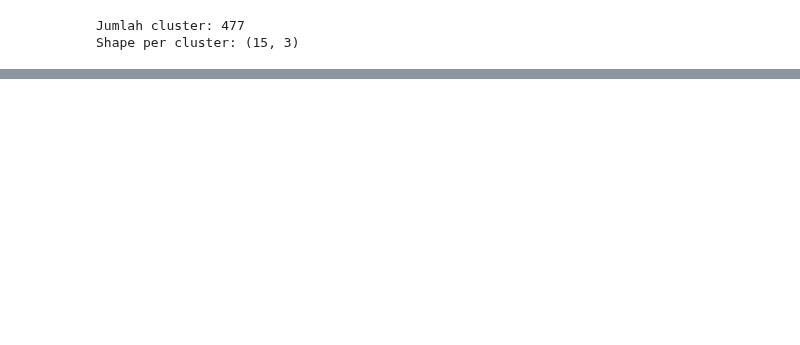
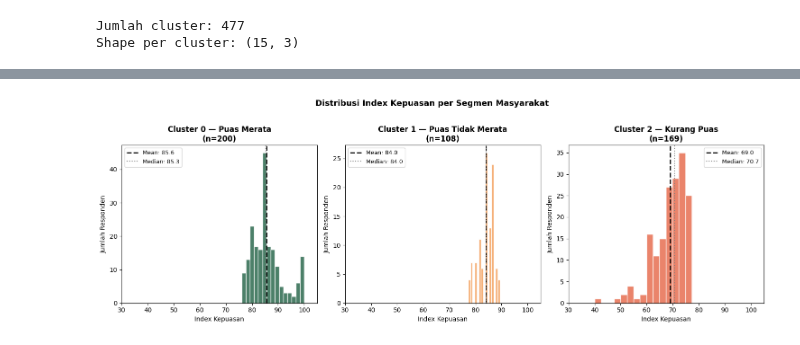
Before and after one commit to RizaHaryadi2003/Thesis-KMeans-Clustering, a Jupyter notebook: Skripsi_IKM_RandomForest_v1.ipynb, the cells around one changed output, grey strips where cells are left out. Cells and saved outputs as stored; diff of their text form; code cells hidden in the pictures; blank space fills up the shorter version.

```diff
--- a/Skripsi_IKM_RandomForest_v1.ipynb
+++ b/Skripsi_IKM_RandomForest_v1.ipynb
@@ -481,0 +709,30 @@ print("Operasi Git telah selesai. Versi 'bersih' notebook Anda seharusnya sudah
+# %%
+#===== Distribusi Index per Cluster =====#
+
+fig, axes = plt.subplots(1, 3, figsize=(15, 5))
+fig.suptitle('Distribusi Index Kepuasan per Segmen Masyarakat',
+             fontsize=13, fontweight='bold', y=1.02)
+
+cluster_names = {0: 'Puas Merata', 1: 'Puas Tidak Merata', 2: 'Kurang Puas'}
+cluster_colors = {0: '#2D6A4F', 1: '#F4A261', 2: '#E76F51'}
+
+for i, cluster in enumerate([0, 1, 2]):
+    sub = df[df['Cluster'] == cluster]['Index']
+
+    axes[i].hist(sub, bins=15, color=cluster_colors[cluster],
+                 edgecolor='white', alpha=0.85)
+    axes[i].axvline(sub.mean(), color='black', linewidth=2,
+                    linestyle='--', label=f'Mean: {sub.mean():.1f}')
+    axes[i].axvline(sub.median(), color='gray', linewidth=1.5,
+                    linestyle=':', label=f'Median: {sub.median():.1f}')
+    axes[i].set_title(f"Cluster {cluster} — {cluster_names[cluster]}\n(n={len(sub)})",
+                      fontweight='bold')
+    axes[i].set_xlabel('Index Kepuasan')
+    axes[i].set_ylabel('Jumlah Responden')
+    axes[i].legend(fontsize=9)
+    axes[i].set_xlim(30, 105)
+
+plt.tight_layout()
+plt.show()
+# %% [output]
+[figure, added]
```
Also changed, not shown: parts of 42 cells of this notebook.
